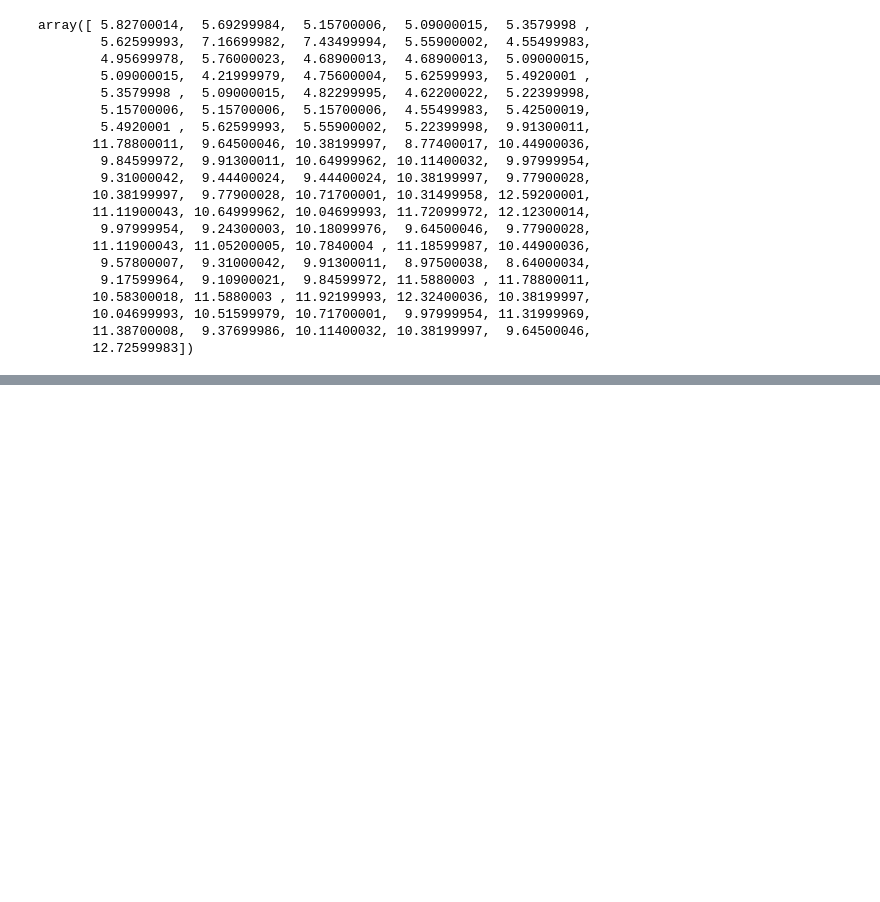
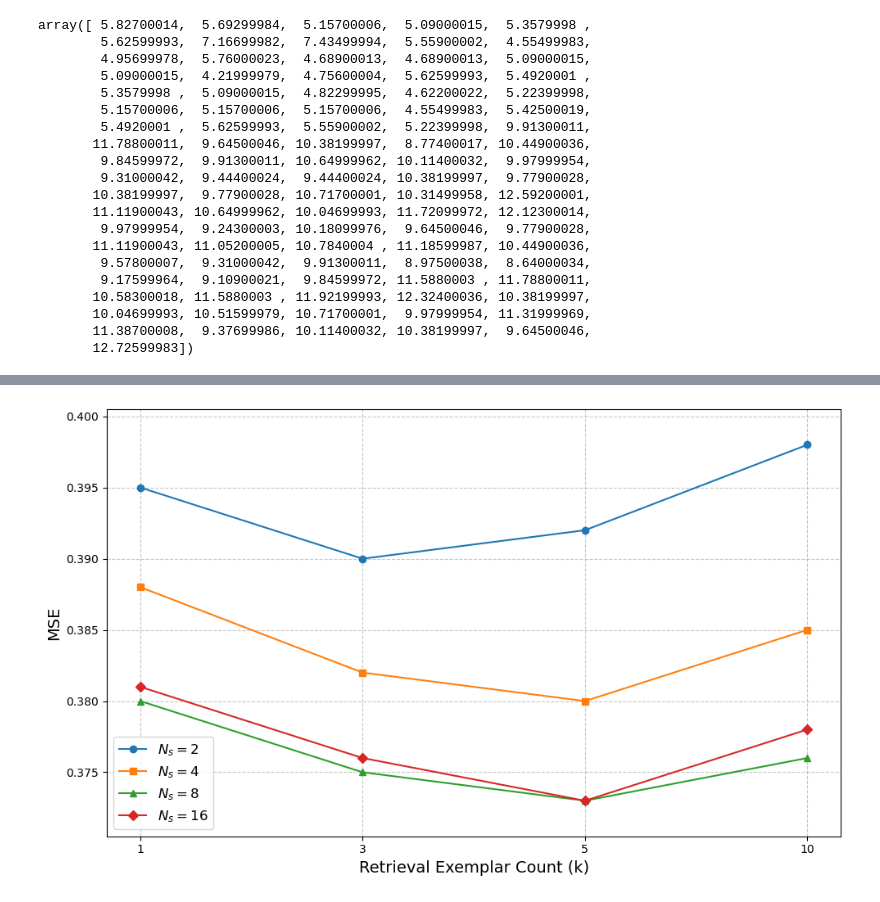
Before and after one commit to Tensionteng/TFRAG, a Jupyter notebook: demo.ipynb, the cells around one changed output, grey strips where cells are left out. Saved outputs shown, nothing was run; the diff lists cells and outputs as text; code cells hidden in the pictures; blank space fills up the shorter version.

```diff
--- a/demo.ipynb
+++ b/demo.ipynb
@@ -249,0 +300,61 @@ array([ 5.82700014,  5.69299984,  5.15700006,  5.09000015,  5.3579998 ,
+# %%
+import matplotlib.pyplot as plt
+import numpy as np
+
+# 实验数据
+# Ns_values = [2, 4, 8, 16]
+# k_values_actual = [1, 3, 5, 10] # 实际的k值
+# mse_data is a dictionary where keys are Ns values and values are lists of MSEs for corresponding k_values
+mse_data = {
+    2: [0.381, 0.403, 0.403, 0.403],
+    4: [0.405, 0.403, 0.401, 0.403],
+    8: [0.380, 0.378, 0.373, 0.378],
+    16: [0.381, 0.378, 0.378, 0.403],
+}
+
+mse_data = {
+    2:  [0.395, 0.390, 0.392, 0.398], # 当 Ns=2, k=3 时MSE较低
+    4:  [0.388, 0.382, 0.380, 0.385], # 当 Ns=4, k=5 时MSE较低, 整体优于Ns=2
+    8:  [0.380, 0.375, 0.373, 0.376], # 当 Ns=8, k=5 时MSE达到全局最低
+    16: [0.381, 0.376, 0.373, 0.378], # 当 Ns=16, k=5 时MSE较低, 但可能略差于Ns=8，显示Ns增加的边际效益递减
+}
+
+# 实际的k值，用于标签显示
+k_values_actual = np.array([1, 3, 5, 10])
+# 用于绘图的x轴位置（等距离）
+x_ticks_positions = np.arange(len(k_values_actual))
+
+# 创建图像
+plt.figure(figsize=(10, 6)) # 设置图像大小
+
+# 为每个Ns值绘制一条线
+markers = ['o', 's', '^', 'D'] # 为不同的线设置不同的标记点样式
+for i, (ns_value, mse_values) in enumerate(mse_data.items()):
+    plt.plot(x_ticks_positions, mse_values, marker=markers[i % len(markers)], linestyle='-', label=f'$N_s = {ns_value}$')
+
+# 添加标题和标签
+plt.xlabel('Retrieval Exemplar Count (k)', fontsize=14) # X轴标签
+plt.ylabel('MSE', fontsize=14) # Y轴标签
+
+# 设置x轴刻度位置为等距离的索引，并将标签设置为实际的k值
+plt.xticks(x_ticks_positions, k_values_actual) # X轴刻度位置和标签
+
+plt.legend(fontsize=12) # 显示图例并设置标题
+plt.grid(True, linestyle='--', alpha=0.7) # 添加网格线，使其更易读
+
+# 优化Y轴范围，使其更清晰地显示MSE的细微变化
+all_mse_values = [mse for mse_list in mse_data.values() for mse in mse_list]
+if all_mse_values: # 检查是否有数据
+    min_mse = min(all_mse_values)
+    max_mse = max(all_mse_values)
+    padding = (max_mse - min_mse) * 0.1 # 上下留出10%的空白
+    if padding == 0: # 如果所有值都一样，给一个固定的padding
+        padding = 0.01
+    plt.ylim(min_mse - padding, max_mse + padding)
+
+plt.savefig("k_Ns_mse_plot.pdf", format="pdf", bbox_inches="tight", dpi=300, pad_inches=0.1) # 保存图像，设置格式为PDF，去掉多余的空白
+# 显示图像
+plt.tight_layout() # 自动调整子图参数，使之填充整个图像区域
+plt.show()
+# %% [output]
+[figure, added]
```
Also changed, not shown: parts of 4 cells of this notebook, 17 other files.
